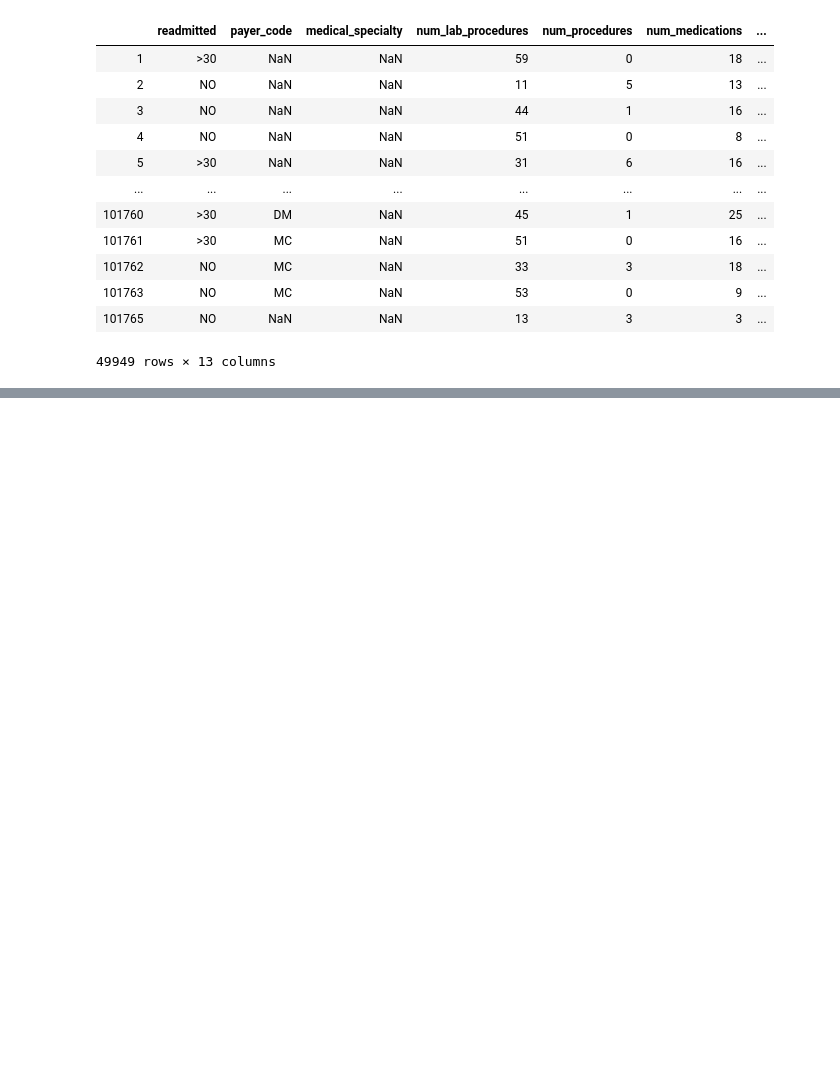
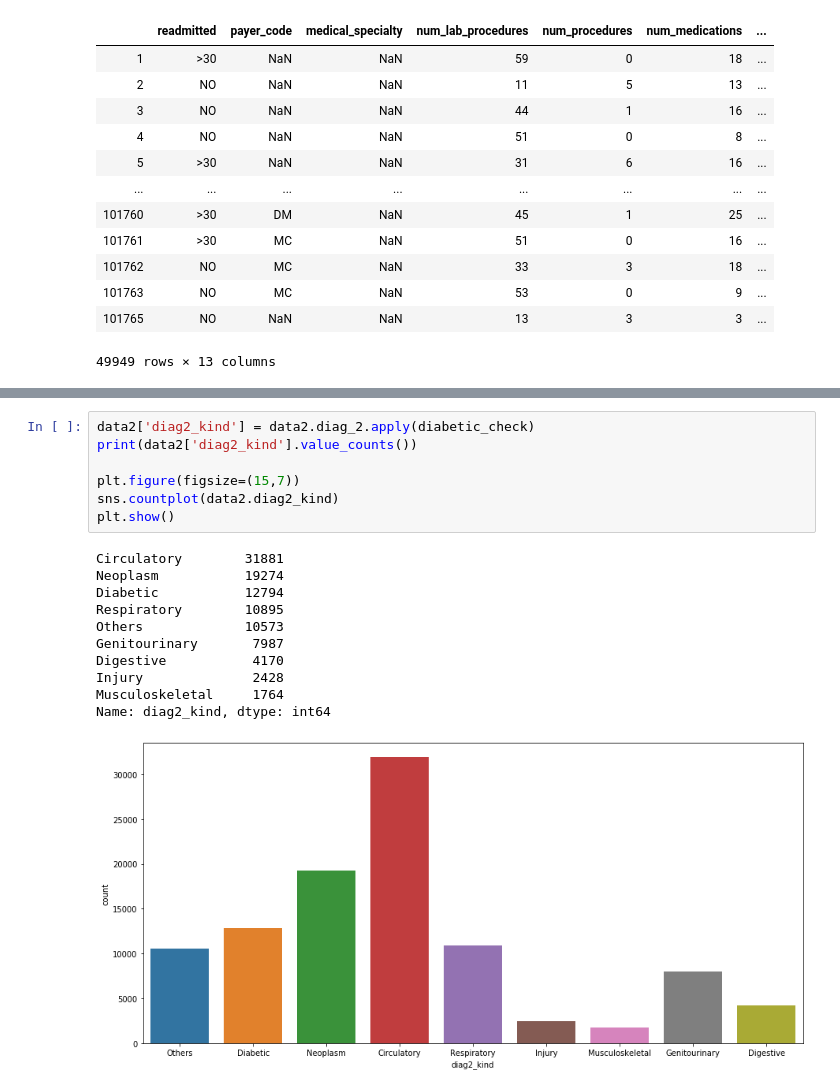
Before and after one commit to yqazw/GreatLearning-Capstone, a Jupyter notebook: Capstone Project - Diabetic Dataset - Yagjna Kurra.ipynb, the cells around one changed output, grey strips where cells are left out. Cells and saved outputs as stored; diff of their text form; blank space fills up the shorter version.

```diff
--- a/Capstone Project - Diabetic Dataset - Yagjna Kurra.ipynb
+++ b/Capstone Project - Diabetic Dataset - Yagjna Kurra.ipynb
@@ -397,0 +509,19 @@ data2[data2.medical_specialty.isnull()]
+# %%
+data2['diag2_kind'] = data2.diag_2.apply(diabetic_check)
+print(data2['diag2_kind'].value_counts())
+
+plt.figure(figsize=(15,7))
+sns.countplot(data2.diag2_kind)
+plt.show()
+# %% [output]
+Circulatory        31881
+Neoplasm           19274
+Diabetic           12794
+Respiratory        10895
+Others             10573
+Genitourinary       7987
+Digestive           4170
+Injury              2428
+Musculoskeletal     1764
+Name: diag2_kind, dtype: int64
+[figure, added]
```
Also changed, not shown: parts of 8 cells of this notebook.
